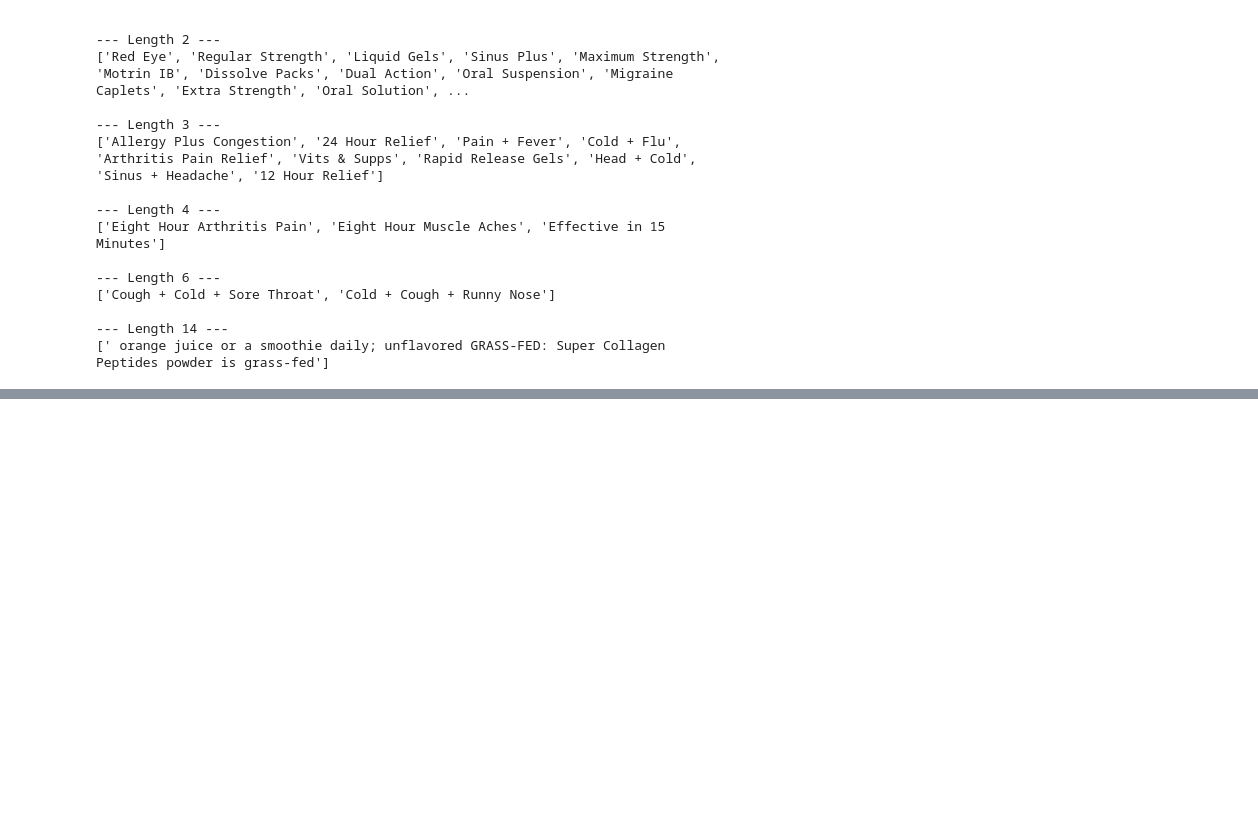
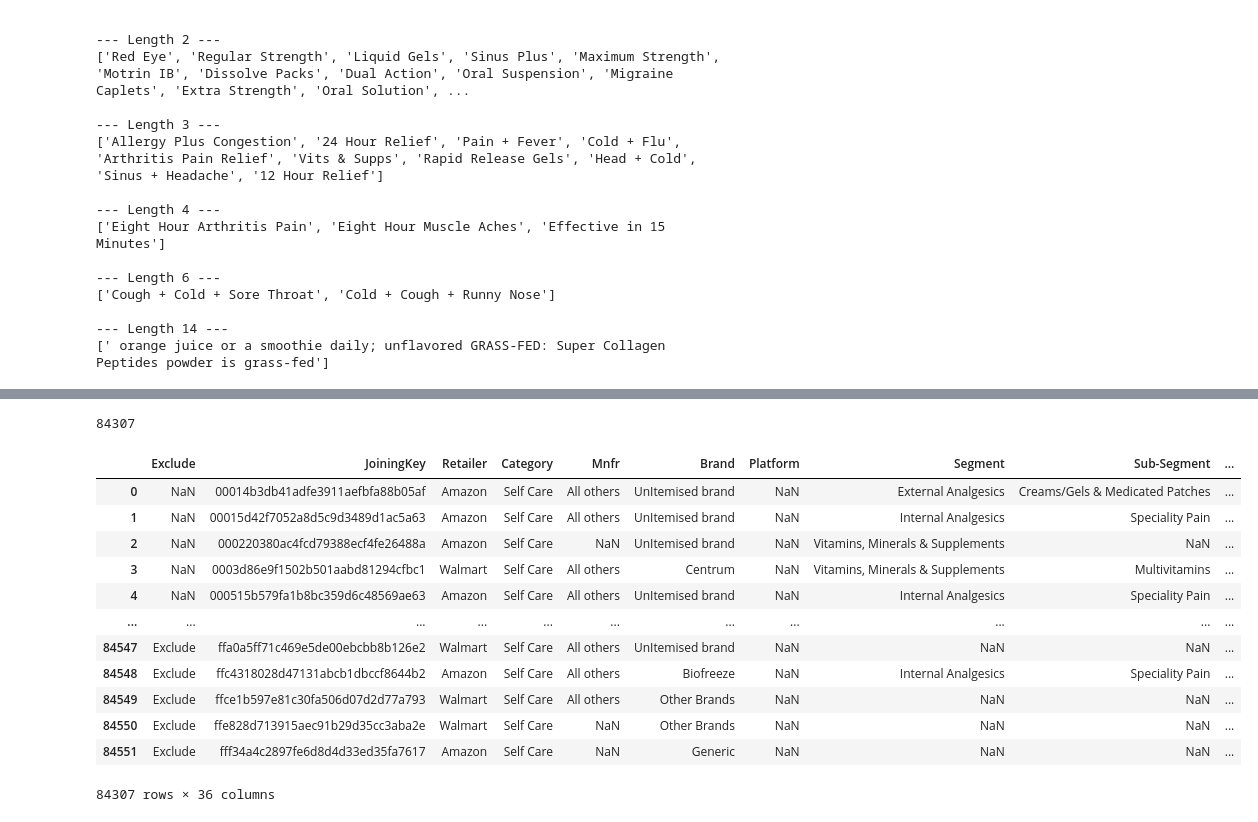
Before and after one commit to import-seb/CatalogIQ-Scope, a Jupyter notebook: notebooks/02_clean_target_cols.ipynb, the cells around one changed output, grey strips where cells are left out. Drawn from its saved outputs; the diff is of its cells as text; code cells hidden in the pictures; blank space fills up the shorter version.

```diff
--- a/notebooks/02_clean_target_cols.ipynb
+++ b/notebooks/02_clean_target_cols.ipynb
@@ -181,13 +211,27 @@ def get_avg_row_str_len(df:pd.DataFrame):
 # %%
-def get_avg_label_occurance_dict(df:pd.DataFrame):
-    avg_occurance = dict()
+def get_label_occurance(df:pd.DataFrame, col:str) -> pd.Series:
 
-    for col in TARGET_COLUMNS:
+    current_col=df[col].astype("string")
+    label_occurance = current_col.value_counts().sort_index()
 
-        current_col=df[col].astype("string")
-        label_occurance = current_col.value_counts().sort_index()
-        avg_occurance[col] = label_occurance.median()
-
-    return avg_occurance
+    return label_occurance
+# %%
+def iqr_bounds(series, multiplier=1.5):
+    q1 = series.quantile(0.25)
+    q3 = series.quantile(0.75)
+    iqr = q3 - q1
+
+    lower = q1 - (multiplier * iqr)
+    upper = q3 + (multiplier * iqr)
+
+    return lower, upper
+# %%
+def get_missingingness_bounds(df:pd.DataFrame):
+    return iqr_bounds(df.isna().mean(axis=1))
+# %%
+def get_label_len_bound(df:pd.DataFrame):
+    text_cols = df.select_dtypes(include=["object", "string"]).columns
+    str_lengths = df[text_cols].apply(lambda col: col.astype("string").str.len())
+    return iqr_bounds(str_lengths.mean(axis=1))
 # %%
 def check_target_cols(df:pd.DataFrame):
@@ -289,0 +371,20 @@ quarantined_df
+# %%
+len(filtered_train)
+# %% [output]
+84307
+# %%
+display(filtered_train)
+# %% [output]
+|  | Exclude | JoiningKey | Retailer | Category | Mnfr | Brand | Platform | Segment | Sub-Segment | ... |
+| 0 | NaN | 00014b3db41adfe3911aefbfa88b05af | Amazon | Self Care | All others | UnItemised brand | NaN | External Analgesics | Creams/Gels & Medicated Patches | ... |
+| 1 | NaN | 00015d42f7052a8d5c9d3489d1ac5a63 | Amazon | Self Care | All others | UnItemised brand | NaN | Internal Analgesics | Speciality Pain | ... |
+| 2 | NaN | 000220380ac4fcd79388ecf4fe26488a | Amazon | Self Care | NaN | UnItemised brand | NaN | Vitamins, Minerals & Supplements | NaN | ... |
+| 3 | NaN | 0003d86e9f1502b501aabd81294cfbc1 | Walmart | Self Care | All others | Centrum | NaN | Vitamins, Minerals & Supplements | Multivitamins | ... |
+| 4 | NaN | 000515b579fa1b8bc359d6c48569ae63 | Amazon | Self Care | All others | UnItemised brand | NaN | Internal Analgesics | Speciality Pain | ... |
+| ... | ... | ... | ... | ... | ... | ... | ... | ... | ... | ... |
+| 84547 | Exclude | ffa0a5ff71c469e5de00ebcbb8b126e2 | Walmart | Self Care | All others | UnItemised brand | NaN | NaN | NaN | ... |
+| 84548 | Exclude | ffc4318028d47131abcb1dbccf8644b2 | Amazon | Self Care | All others | Biofreeze | NaN | Internal Analgesics | Speciality Pain | ... |
+| 84549 | Exclude | ffce1b597e81c30fa506d07d2d77a793 | Walmart | Self Care | All others | Other Brands | NaN | NaN | NaN | ... |
+| 84550 | Exclude | ffe828d713915aec91b29d35cc3aba2e | Walmart | Self Care | NaN | Other Brands | NaN | NaN | NaN | ... |
+| 84551 | Exclude | fff34a4c2897fe6d8d4d33ed35fa7617 | Amazon | Self Care | NaN | Generic | NaN | NaN | NaN | ... |
+84307 rows × 36 columns
```
Also changed, not shown: parts of 25 cells of this notebook, 8 other files.
